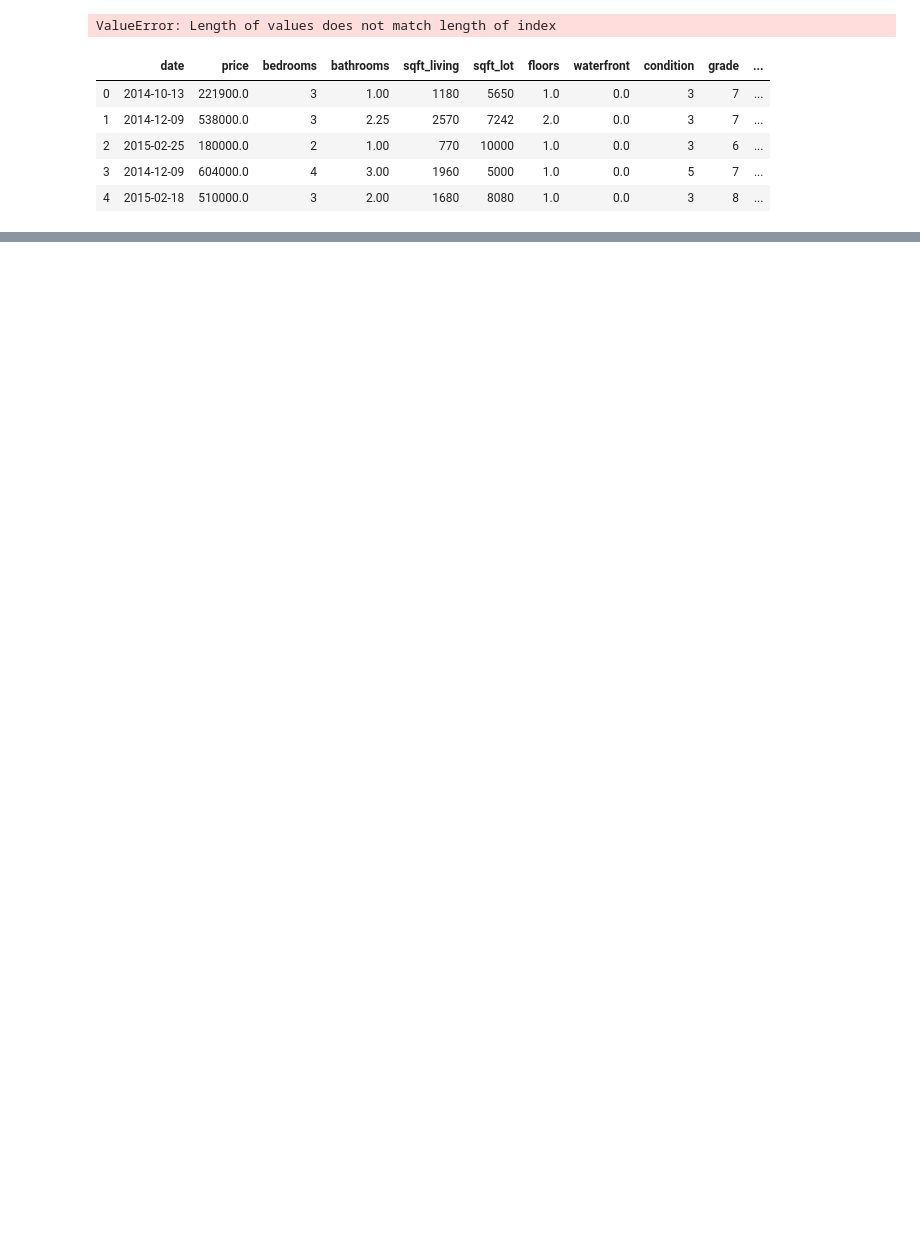
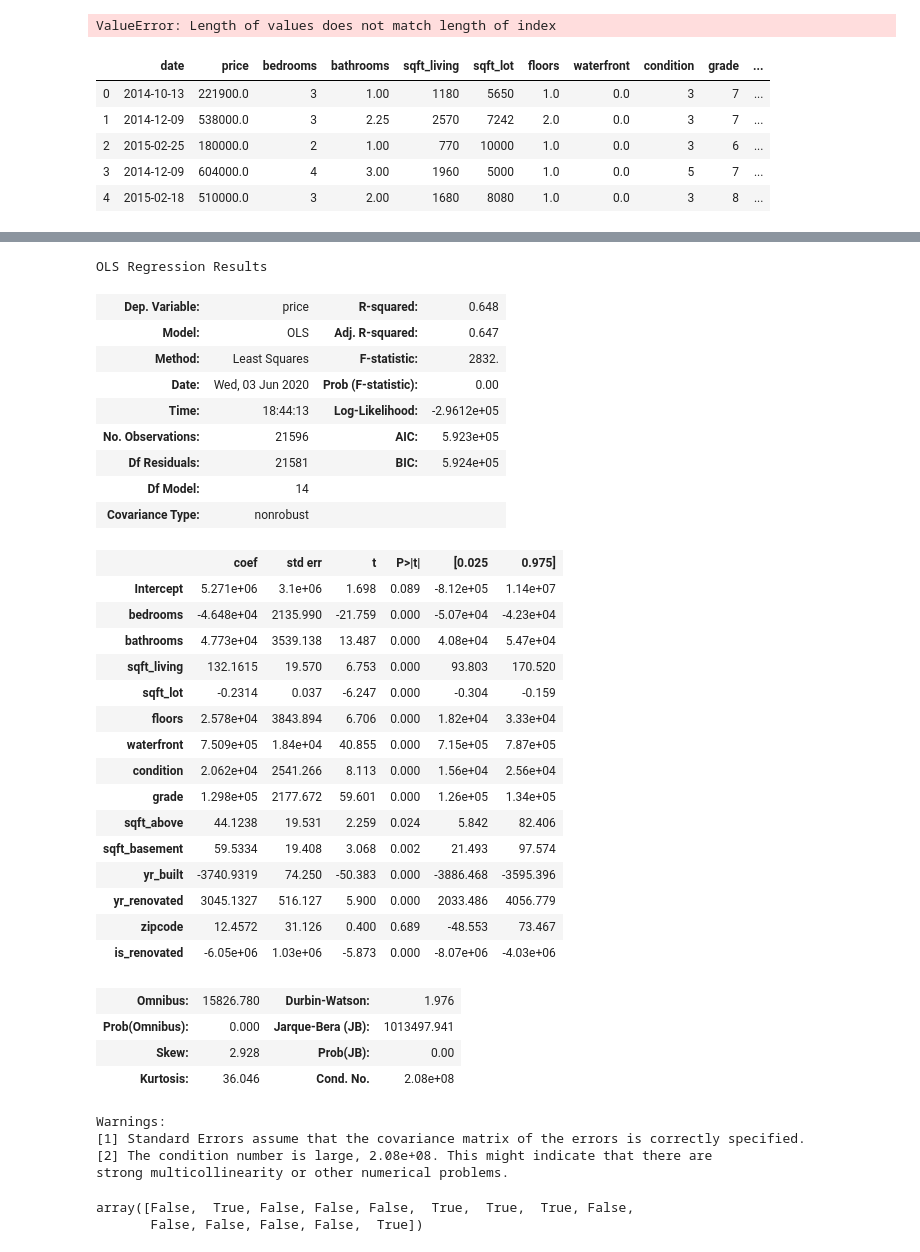
Before and after one commit to EricaSG/dsc-mod-2-project-v2-1-onl01-dtsc-ft-041320, a Jupyter notebook: student.ipynb, the cells around one changed output, grey strips where cells are left out. Saved outputs shown, nothing was run; the diff lists cells and outputs as text; code cells hidden in the pictures; blank space fills up the shorter version.

```diff
--- a/student.ipynb
+++ b/student.ipynb
@@ -1489,0 +1467,48 @@ AssertionError:
+# %%
+dfwithout_date = df.drop(['date'], axis=1)
+
+import statsmodels.api as sm
+from statsmodels.formula.api import ols
+
+a = 'price'
+b = dfwithout_date.drop(a, axis=1)
+pred_sum = '+'.join(b.columns)
+f = a+'~'+pred_sum
+
+model = ols(formula=f, data=dfwithout_date).fit()
+model.summary()
+# %% [output]
+OLS Regression Results
+| Dep. Variable: | price | R-squared: | 0.648 |
+| Model: | OLS | Adj. R-squared: | 0.647 |
+| Method: | Least Squares | F-statistic: | 2832. |
+| Date: | Wed, 03 Jun 2020 | Prob (F-statistic): | 0.00 |
+| Time: | 18:44:13 | Log-Likelihood: | -2.9612e+05 |
+| No. Observations: | 21596 | AIC: | 5.923e+05 |
+| Df Residuals: | 21581 | BIC: | 5.924e+05 |
+| Df Model: | 14 |  |  |
+| Covariance Type: | nonrobust |  |  |
+|  | coef | std err | t | P>|t| | [0.025 | 0.975] |
+| Intercept | 5.271e+06 | 3.1e+06 | 1.698 | 0.089 | -8.12e+05 | 1.14e+07 |
+| bedrooms | -4.648e+04 | 2135.990 | -21.759 | 0.000 | -5.07e+04 | -4.23e+04 |
+| bathrooms | 4.773e+04 | 3539.138 | 13.487 | 0.000 | 4.08e+04 | 5.47e+04 |
+| sqft_living | 132.1615 | 19.570 | 6.753 | 0.000 | 93.803 | 170.520 |
+| sqft_lot | -0.2314 | 0.037 | -6.247 | 0.000 | -0.304 | -0.159 |
+| floors | 2.578e+04 | 3843.894 | 6.706 | 0.000 | 1.82e+04 | 3.33e+04 |
+| waterfront | 7.509e+05 | 1.84e+04 | 40.855 | 0.000 | 7.15e+05 | 7.87e+05 |
+| condition | 2.062e+04 | 2541.266 | 8.113 | 0.000 | 1.56e+04 | 2.56e+04 |
+| grade | 1.298e+05 | 2177.672 | 59.601 | 0.000 | 1.26e+05 | 1.34e+05 |
+| sqft_above | 44.1238 | 19.531 | 2.259 | 0.024 | 5.842 | 82.406 |
+| sqft_basement | 59.5334 | 19.408 | 3.068 | 0.002 | 21.493 | 97.574 |
+| yr_built | -3740.9319 | 74.250 | -50.383 | 0.000 | -3886.468 | -3595.396 |
+| yr_renovated | 3045.1327 | 516.127 | 5.900 | 0.000 | 2033.486 | 4056.779 |
+| zipcode | 12.4572 | 31.126 | 0.400 | 0.689 | -48.553 | 73.467 |
+| is_renovated | -6.05e+06 | 1.03e+06 | -5.873 | 0.000 | -8.07e+06 | -4.03e+06 |
+| Omnibus: | 15826.780 | Durbin-Watson: | 1.976 |
+| Prob(Omnibus): | 0.000 | Jarque-Bera (JB): | 1013497.941 |
+| Skew: | 2.928 | Prob(JB): | 0.00 |
+| Kurtosis: | 36.046 | Cond. No. | 2.08e+08 |
+Warnings:
+[1] Standard Errors assume that the covariance matrix of the errors is correctly specified.
+[2] The condition number is large, 2.08e+08. This might indicate that there are
+strong multicollinearity or other numerical problems.
@@ -1489,0 +1526,5 @@ AssertionError:
+# %%
+selector.support_ #true are the selected features (columns)
+# %% [output]
+array([False,  True, False, False, False,  True,  True,  True, False,
+       False, False, False, False,  True])
```
Also changed, not shown: parts of 18 cells of this notebook.
